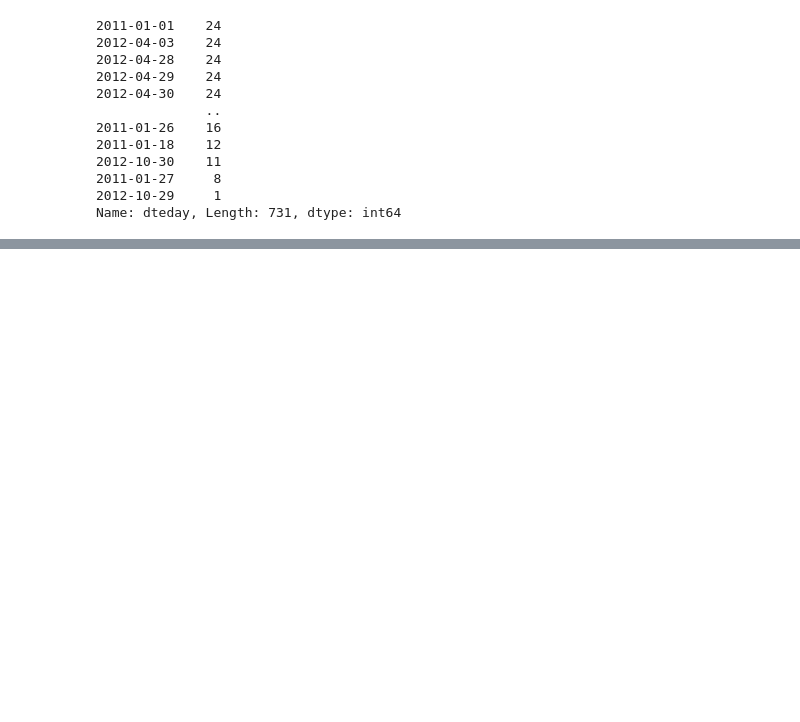
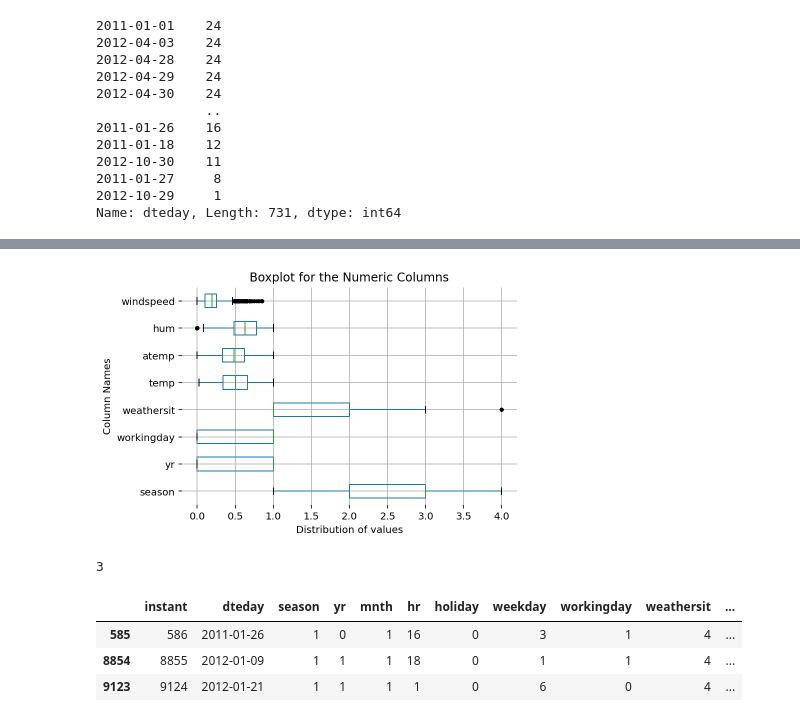
Before and after one commit to NkululekoCyrilCele/Projects, a Jupyter notebook: Deep Learning/bike_sharing.ipynb, the cells around one changed output, grey strips where cells are left out. Cells and saved outputs as stored; diff of their text form; code cells hidden in the pictures; blank space fills up the shorter version.

```diff
--- a/Deep Learning/bike_sharing.ipynb
+++ b/Deep Learning/bike_sharing.ipynb
@@ -187,0 +222,21 @@ Name: dteday, Length: 731, dtype: int64
+# %%
+data.boxplot(column= ['season', 'yr', 'workingday', 'weathersit', 'temp',
+                      'atemp', 'hum', 'windspeed',], vert=False, sym="k.")
+plt.suptitle("")
+plt.title("Boxplot for the Numeric Columns")
+plt.xlabel("Distribution of values")
+plt.ylabel("Column Names")
+plt.box(False)
+# %% [output]
+[figure, added]
+# %%
+len(data[data["weathersit"] == 4])
+# %% [output]
+3
+# %%
+data[data["weathersit"] == 4]
+# %% [output]
+|  | instant | dteday | season | yr | mnth | hr | holiday | weekday | workingday | weathersit | ... |
+| 585 | 586 | 2011-01-26 | 1 | 0 | 1 | 16 | 0 | 3 | 1 | 4 | ... |
+| 8854 | 8855 | 2012-01-09 | 1 | 1 | 1 | 18 | 0 | 1 | 1 | 4 | ... |
+| 9123 | 9124 | 2012-01-21 | 1 | 1 | 1 | 1 | 0 | 6 | 0 | 4 | ... |
```
Also changed, not shown: parts of 14 cells of this notebook.
